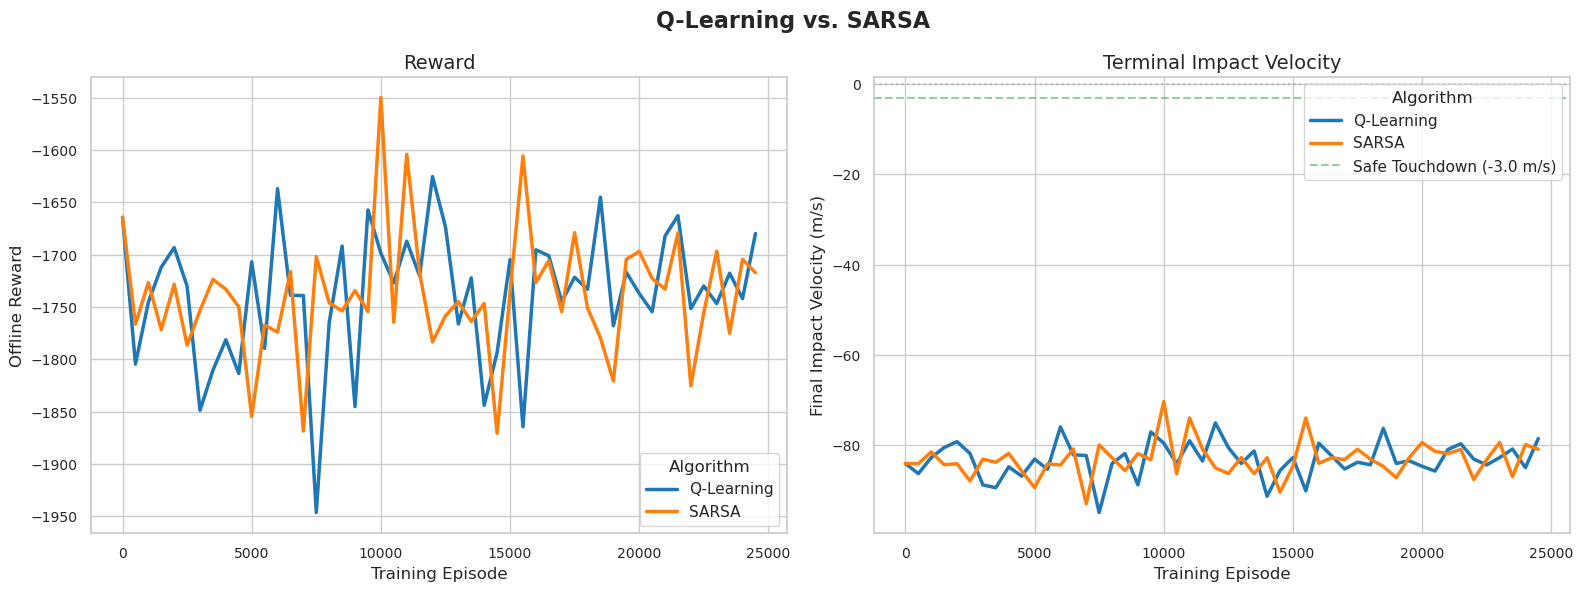
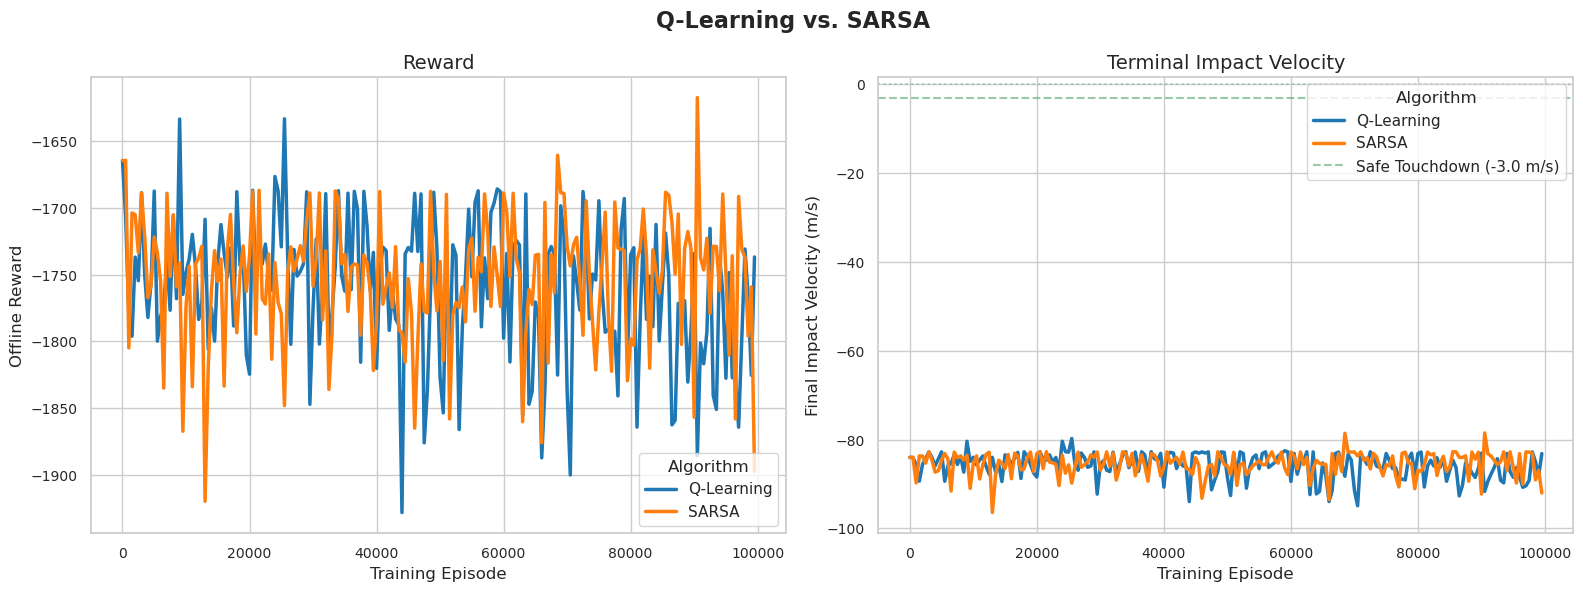
Unified diff of the notebook cell whose output changed from the first chart to the second:
--- before
+++ after
@@ -4,29 +4,31 @@
 
 sns.set_theme(style="whitegrid")
-plt.rcParams.update({
-    'font.size': 11,
-    'axes.labelsize': 12,
-    'axes.titlesize': 14,
-    'xtick.labelsize': 10,
-    'ytick.labelsize': 10,
-    'figure.titlesize': 16
-})
+plt.rcParams.update(
+    {
+        "font.size": 11,
+        "axes.labelsize": 12,
+        "axes.titlesize": 14,
+        "xtick.labelsize": 10,
+        "ytick.labelsize": 10,
+        "figure.titlesize": 16,
+    }
+)
 
 q_data = pd.read_csv("../q_learning_curves.csv")
 sarsa_data = pd.read_csv("../sarsa_learning_curves.csv")
-q_data['Algorithm'] = 'Q-Learning'
-sarsa_data['Algorithm'] = 'SARSA'
+q_data["Algorithm"] = "Q-Learning"
+sarsa_data["Algorithm"] = "SARSA"
 combined_data = pd.concat([q_data, sarsa_data], ignore_index=True)
 
 fig, (ax1, ax2) = plt.subplots(1, 2, figsize=(16, 6))
 sns.lineplot(
-    data=combined_data, 
-    x="episode", 
-    y="reward", 
-    hue="Algorithm", 
-    errorbar="sd", 
+    data=combined_data,
+    x="episode",
+    y="reward",
+    hue="Algorithm",
+    errorbar="sd",
     linewidth=2.5,
     ax=ax1,
-    palette=['#1f77b4', '#ff7f0e']
+    palette=["#1f77b4", "#ff7f0e"],
 )
 ax1.set_title("Reward")
@@ -35,15 +37,17 @@
 ax1.legend(title="Algorithm", loc="lower right")
 sns.lineplot(
-    data=combined_data, 
-    x="episode", 
-    y="velocity", 
-    hue="Algorithm", 
-    errorbar="sd", 
+    data=combined_data,
+    x="episode",
+    y="velocity",
+    hue="Algorithm",
+    errorbar="sd",
     linewidth=2.5,
     ax=ax2,
-    palette=['#1f77b4', '#ff7f0e']
+    palette=["#1f77b4", "#ff7f0e"],
 )
-ax2.axhline(y=-3.0, color='g', linestyle='--', alpha=0.6, label='Safe Touchdown (-3.0 m/s)')
-ax2.axhline(y=0.0, color='g', linestyle=':', alpha=0.4)
+ax2.axhline(
+    y=-3.0, color="g", linestyle="--", alpha=0.6, label="Safe Touchdown (-3.0 m/s)"
+)
+ax2.axhline(y=0.0, color="g", linestyle=":", alpha=0.4)
 
 ax2.set_title("Terminal Impact Velocity")
@@ -52,5 +56,5 @@
 ax2.legend(title="Algorithm", loc="upper right")
 
-plt.suptitle("Q-Learning vs. SARSA", fontweight='bold', y=0.98)
-plt.tight_layout()    
+plt.suptitle("Q-Learning vs. SARSA", fontweight="bold", y=0.98)
+plt.tight_layout()
 plt.show()

Commit: not converging